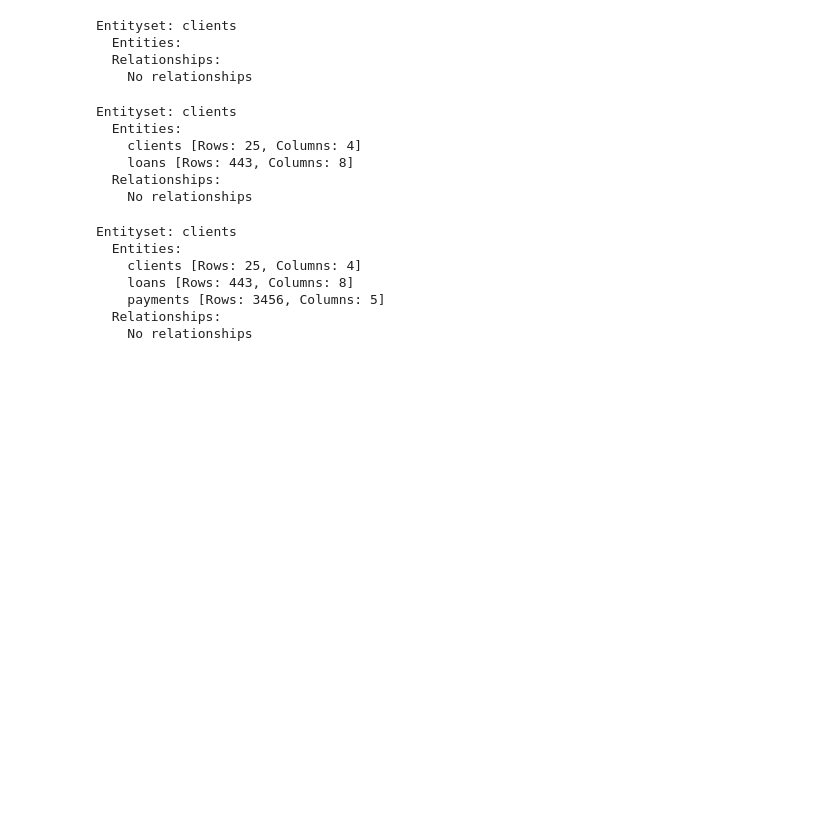
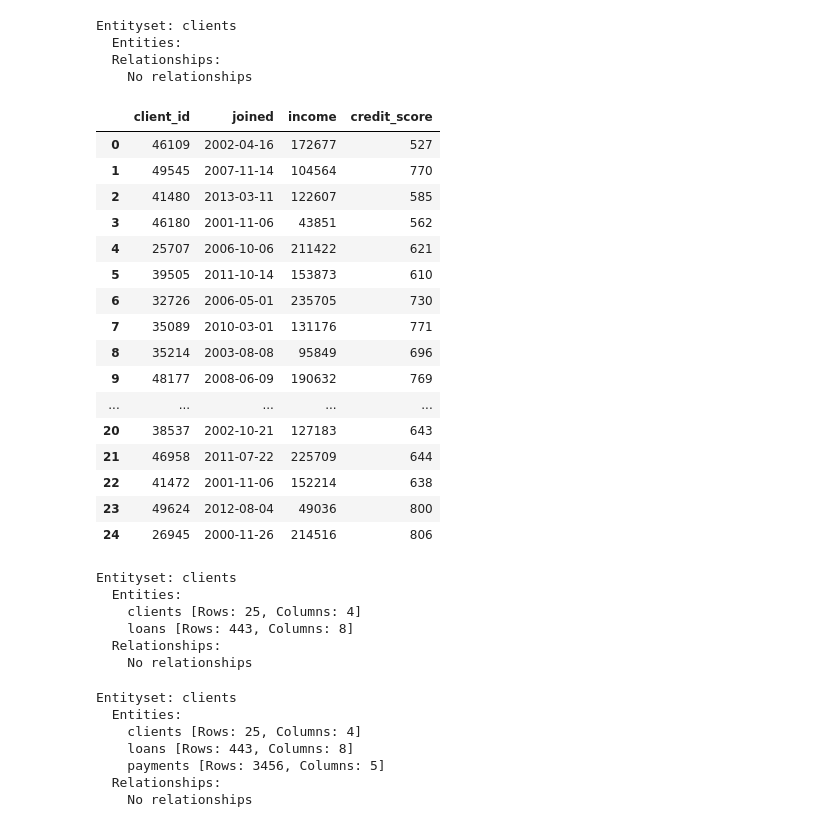
Before and after one commit to Owen-Choi/Python_Study, a Jupyter notebook: preprocessing_ex.ipynb, the cells around one changed output. Cells and saved outputs as stored; diff of their text form; code cells hidden in the pictures; blank space fills up the shorter version.

```diff
--- a/preprocessing_ex.ipynb
+++ b/preprocessing_ex.ipynb
@@ -13,7 +13,27 @@ Entityset: clients
 # %%
 clients = pd.read_csv('data/clients.csv', parse_dates = ['joined'])
 loans = pd.read_csv('data/loans.csv', parse_dates = ['loan_start', 'loan_end'])
 payments = pd.read_csv('data/payments.csv', parse_dates = ['payment_date'])
+
+clients
+# %% [output]
+|  | client_id | joined | income | credit_score |
+| 0 | 46109 | 2002-04-16 | 172677 | 527 |
+| 1 | 49545 | 2007-11-14 | 104564 | 770 |
+| 2 | 41480 | 2013-03-11 | 122607 | 585 |
+| 3 | 46180 | 2001-11-06 | 43851 | 562 |
+| 4 | 25707 | 2006-10-06 | 211422 | 621 |
+| 5 | 39505 | 2011-10-14 | 153873 | 610 |
+| 6 | 32726 | 2006-05-01 | 235705 | 730 |
+| 7 | 35089 | 2010-03-01 | 131176 | 771 |
+| 8 | 35214 | 2003-08-08 | 95849 | 696 |
+| 9 | 48177 | 2008-06-09 | 190632 | 769 |
+| ... | ... | ... | ... | ... |
+| 20 | 38537 | 2002-10-21 | 127183 | 643 |
+| 21 | 46958 | 2011-07-22 | 225709 | 644 |
+| 22 | 41472 | 2001-11-06 | 152214 | 638 |
+| 23 | 49624 | 2012-08-04 | 49036 | 800 |
+| 24 | 26945 | 2000-11-26 | 214516 | 806 |
 # %%
 es = ft.EntitySet(id = 'clients')
 es = es.entity_from_dataframe(entity_id= 'clients', dataframe= clients, index = 'client_id', time_index='joined')
```
Also changed, not shown: parts of 2 cells of this notebook, 1 other file.
